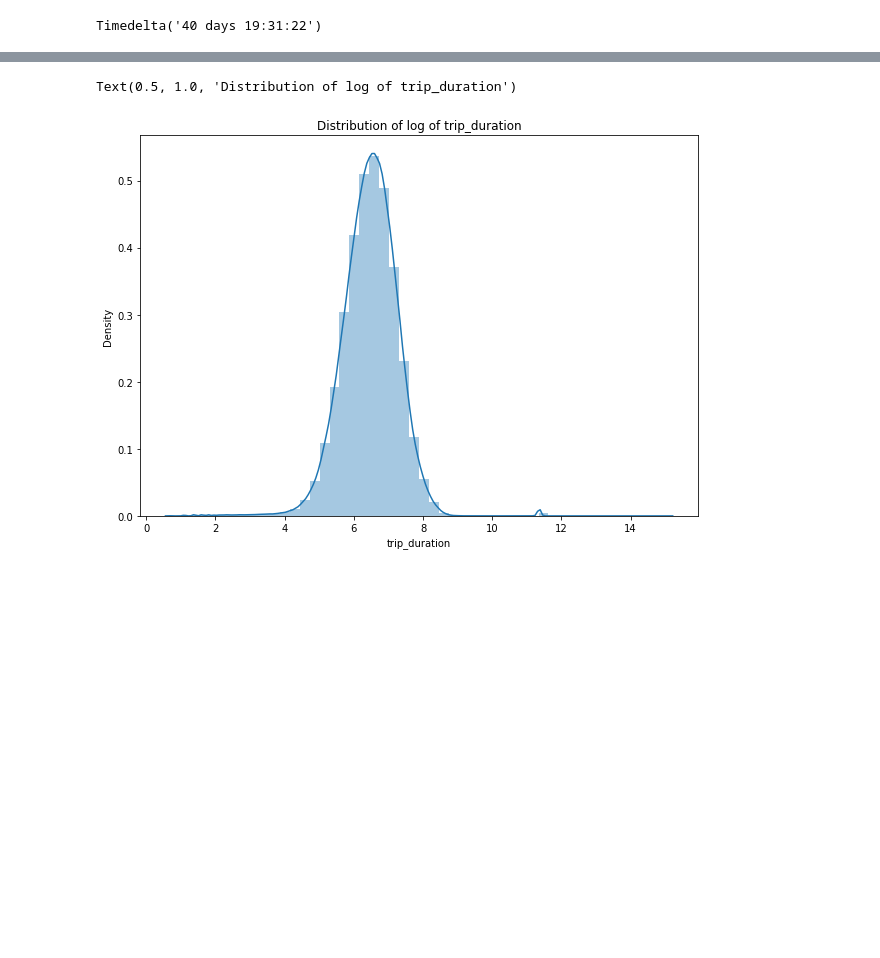
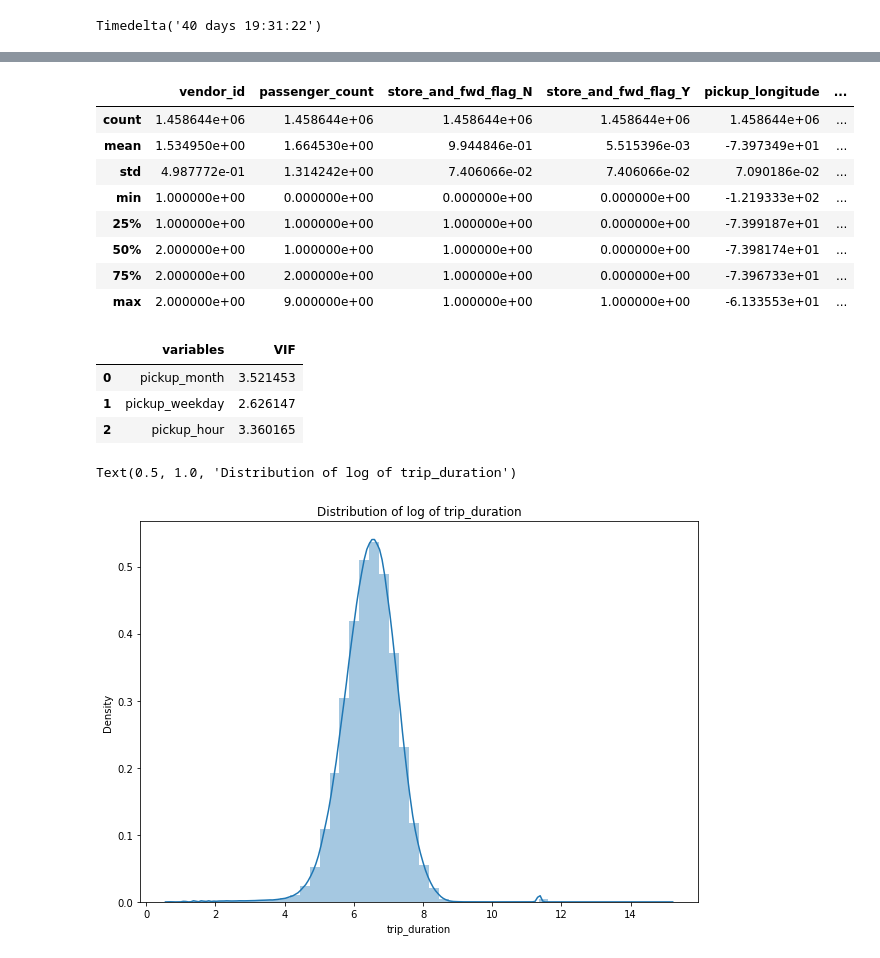
Before and after one commit to HariTarz/NYC-Taxi-Trip-Time-Prediction, a Jupyter notebook: NYC_Taxi_Trip_Time_Prediction_Capstone_Project.ipynb, the cells around one changed output, grey strips where cells are left out. Drawn from its saved outputs; the diff is of its cells as text; code cells hidden in the pictures; blank space fills up the shorter version.

```diff
--- a/NYC_Taxi_Trip_Time_Prediction_Capstone_Project.ipynb
+++ b/NYC_Taxi_Trip_Time_Prediction_Capstone_Project.ipynb
@@ -187,0 +223,12 @@ df['speed'] = df['distance']/(df.trip_duration/3600)
+# %%
+df[tmp_var].describe()
+# %% [output]
+|  | vendor_id | passenger_count | store_and_fwd_flag_N | store_and_fwd_flag_Y | pickup_longitude | ... |
+| count | 1.458644e+06 | 1.458644e+06 | 1.458644e+06 | 1.458644e+06 | 1.458644e+06 | ... |
+| mean | 1.534950e+00 | 1.664530e+00 | 9.944846e-01 | 5.515396e-03 | -7.397349e+01 | ... |
+| std | 4.987772e-01 | 1.314242e+00 | 7.406066e-02 | 7.406066e-02 | 7.090186e-02 | ... |
+| min | 1.000000e+00 | 0.000000e+00 | 0.000000e+00 | 0.000000e+00 | -1.219333e+02 | ... |
+| 25% | 1.000000e+00 | 1.000000e+00 | 1.000000e+00 | 0.000000e+00 | -7.399187e+01 | ... |
+| 50% | 2.000000e+00 | 1.000000e+00 | 1.000000e+00 | 0.000000e+00 | -7.398174e+01 | ... |
+| 75% | 2.000000e+00 | 2.000000e+00 | 1.000000e+00 | 0.000000e+00 | -7.396733e+01 | ... |
+| max | 2.000000e+00 | 9.000000e+00 | 1.000000e+00 | 1.000000e+00 | -6.133553e+01 | ... |
@@ -188,3 +237,10 @@ df['speed'] = df['distance']/(df.trip_duration/3600)
+# %%
+calc_vif(df[[i for i in df.describe().columns if i in updated_tmp_var]])
+# %% [output]
+|  | variables | VIF |
+| 0 | pickup_month | 3.521453 |
+| 1 | pickup_weekday | 2.626147 |
+| 2 | pickup_hour | 3.360165 |
 # %%
 fig = plt.figure(figsize=(10,7))
 ax = fig.gca()
```
Also changed, not shown: parts of 31 cells of this notebook.
